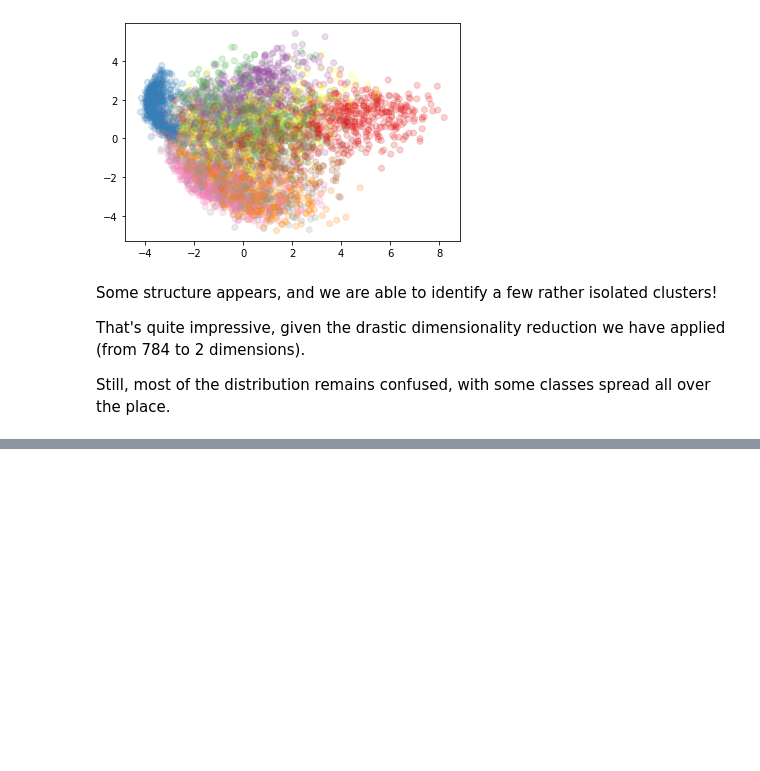
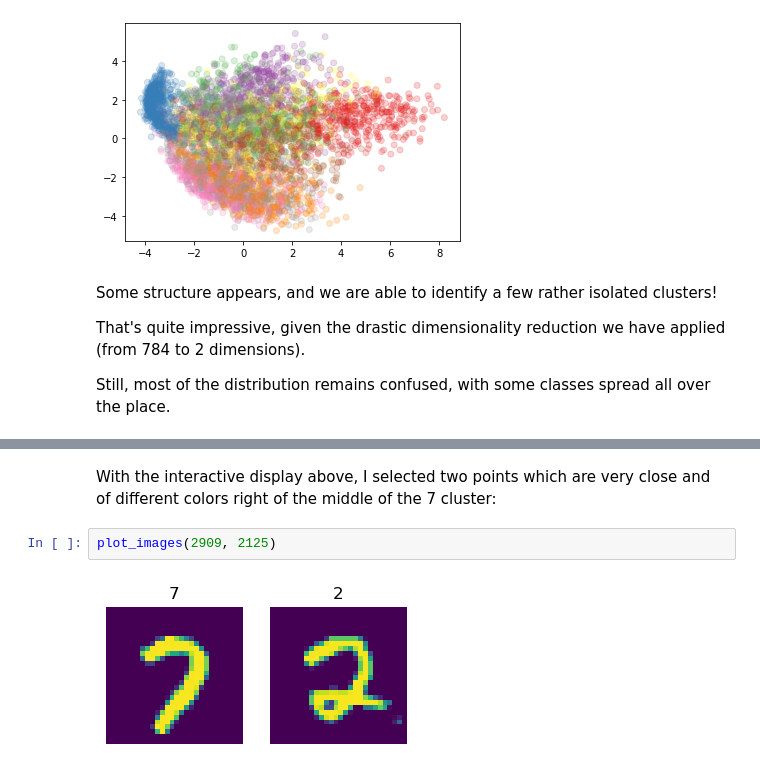
Before and after one commit to cbernet/introduction_machine_learning, a Jupyter notebook: notebooks/unsupervised_learning/visualizing_datasets.ipynb, the cells around one changed output, grey strips where cells are left out. Cells and saved outputs as stored; diff of their text form; blank space fills up the shorter version.

```diff
--- a/notebooks/unsupervised_learning/visualizing_datasets.ipynb
+++ b/notebooks/unsupervised_learning/visualizing_datasets.ipynb
@@ -362,0 +526,6 @@ Still, most of the distribution remains confused, with some classes spread all o
+# %% [markdown]
+With the interactive display above, I selected two points which are very close and of different colors right of the middle of the 7 cluster:
+# %%
+plot_images(2909, 2125)
+# %% [output]
+[figure, added]
```
Also changed, not shown: parts of 19 cells of this notebook, 2 other files.
